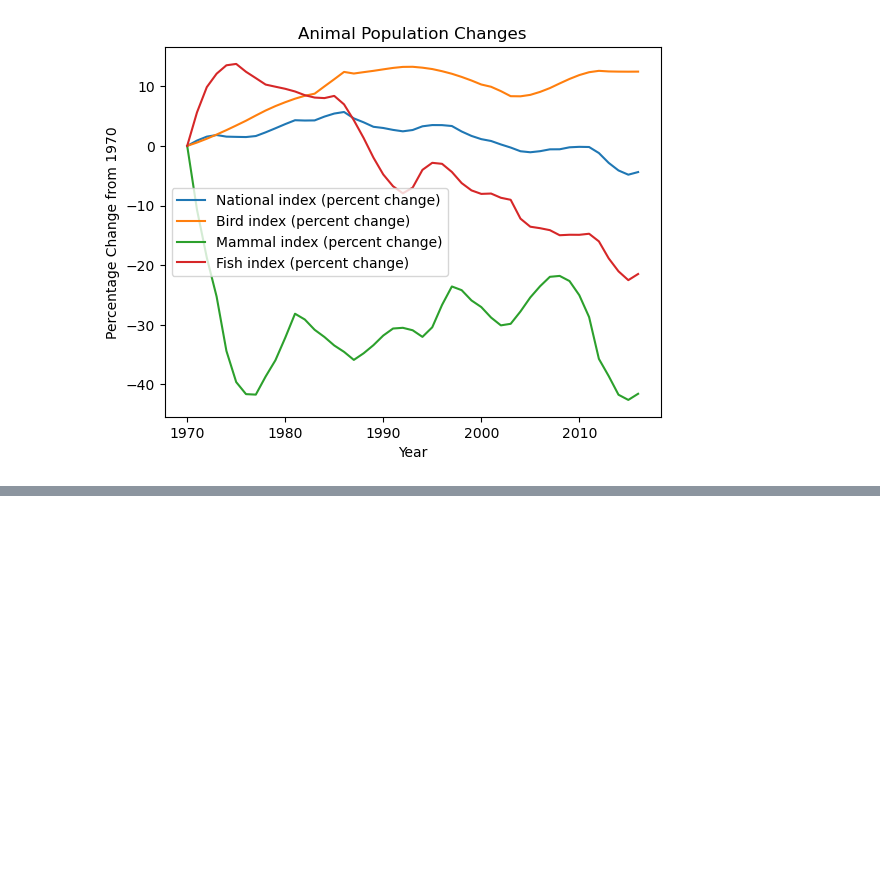
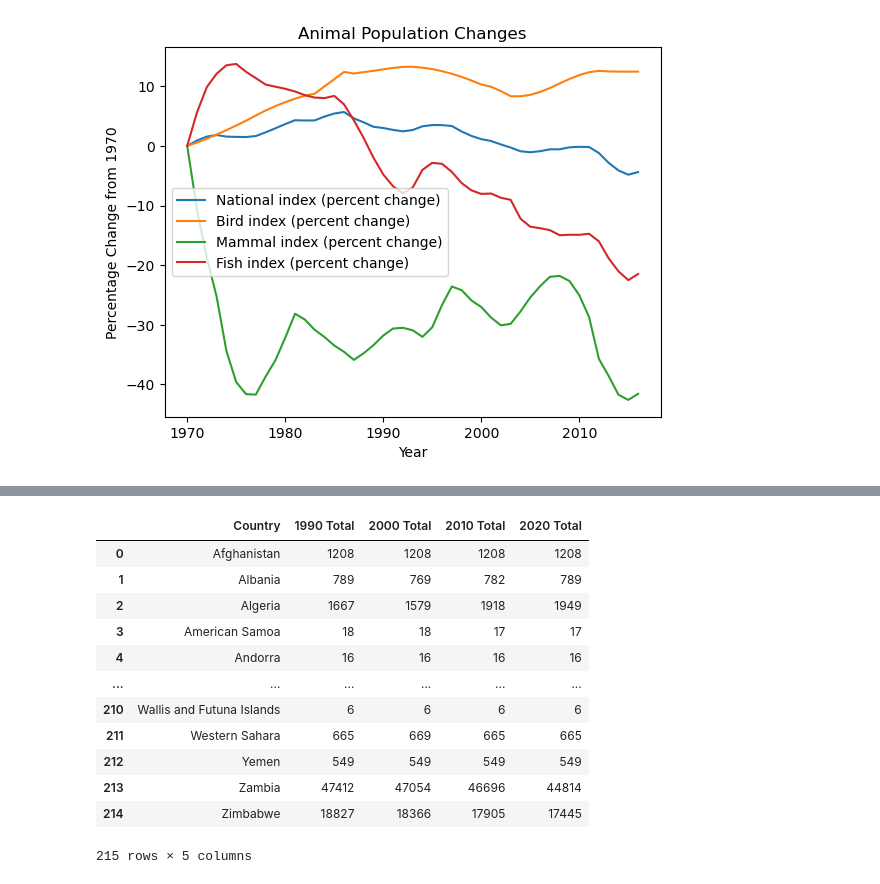
Before and after one commit to kristianrafuse/Project-3-Canadian-Biodiversity-and-Global-Forest-Decline, a Jupyter notebook: DataClean.ipynb, the cells around one changed output, grey strips where cells are left out. Saved outputs shown, nothing was run; the diff lists cells and outputs as text; code cells hidden in the pictures; blank space fills up the shorter version.

```diff
--- a/DataClean.ipynb
+++ b/DataClean.ipynb
@@ -182,6 +182,7 @@ forests_df.head()
 | 4 | Andorra | 16 | 34.19 | 16 | 34.19 | 16 | 34.19 | 16 | ... |
 # %%
 forests_df.info()
+forests_df = forests_df.replace(' ', '')
 # %% [output]
 <class 'pandas.core.frame.DataFrame'>
 RangeIndex: 215 entries, 0 to 214
@@ -380,0 +366,16 @@ forests_df
+# %%
+forests_df_total
+# %% [output]
+|  | Country | 1990 Total | 2000 Total | 2010 Total | 2020 Total |
+| 0 | Afghanistan | 1208 | 1208 | 1208 | 1208 |
+| 1 | Albania | 789 | 769 | 782 | 789 |
+| 2 | Algeria | 1667 | 1579 | 1918 | 1949 |
+| 3 | American Samoa | 18 | 18 | 17 | 17 |
+| 4 | Andorra | 16 | 16 | 16 | 16 |
+| ... | ... | ... | ... | ... | ... |
+| 210 | Wallis and Futuna Islands | 6 | 6 | 6 | 6 |
+| 211 | Western Sahara | 665 | 669 | 665 | 665 |
+| 212 | Yemen | 549 | 549 | 549 | 549 |
+| 213 | Zambia | 47412 | 47054 | 46696 | 44814 |
+| 214 | Zimbabwe | 18827 | 18366 | 17905 | 17445 |
+215 rows × 5 columns
```
Also changed, not shown: parts of 3 cells of this notebook, 9 other files.
